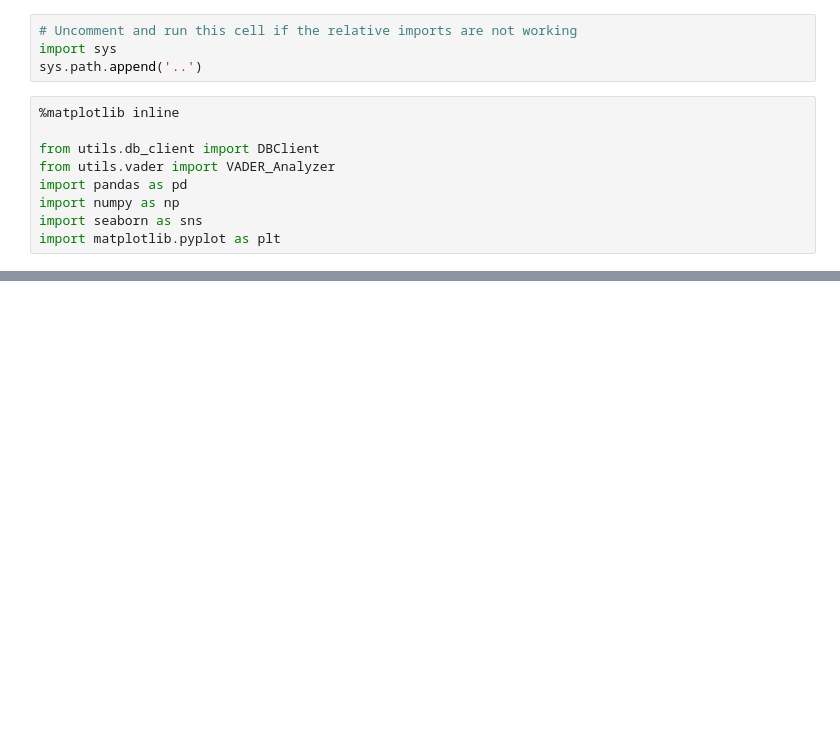
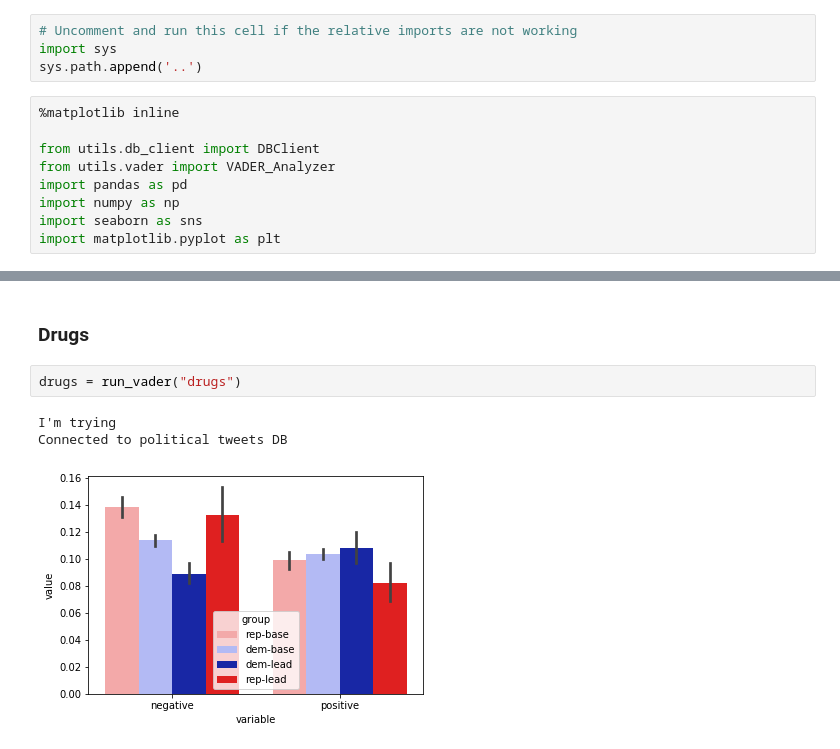
Before and after one commit to cherdeman/political_tweets_spr19, a Jupyter notebook: analysis/Vader Prelim.ipynb, the cells around one changed output, grey strips where cells are left out. Cells and saved outputs as stored; diff of their text form; blank space fills up the shorter version.

```diff
--- a/analysis/Vader Prelim.ipynb
+++ b/analysis/Vader Prelim.ipynb
@@ -145,0 +129,8 @@ results_to_plot
+# %% [markdown]
+### Drugs
+# %%
+drugs = run_vader("drugs")
+# %% [output]
+I'm trying
+Connected to political tweets DB
+[figure, added]
```
Also changed, not shown: parts of 86 cells of this notebook, 2 other files.
